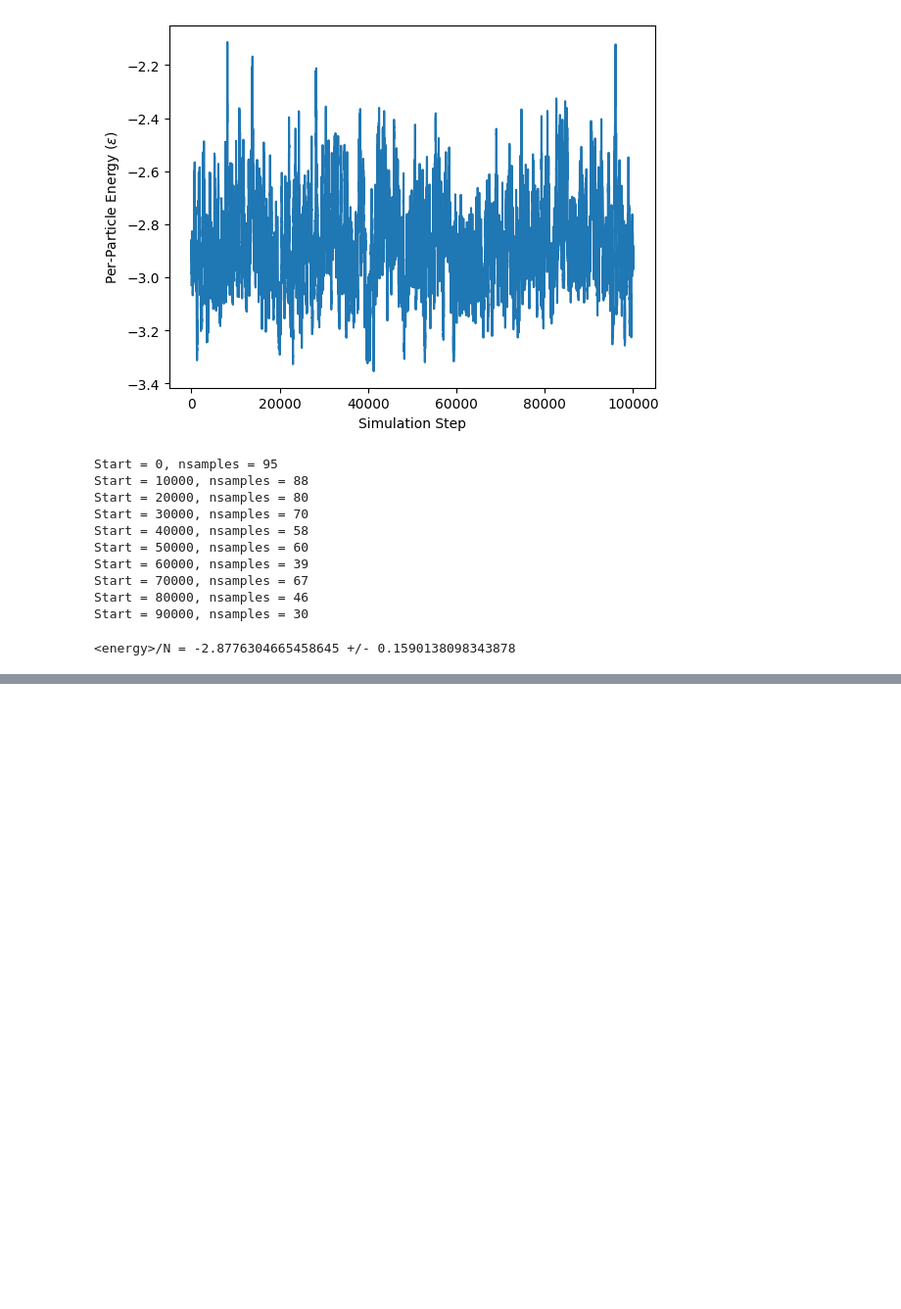
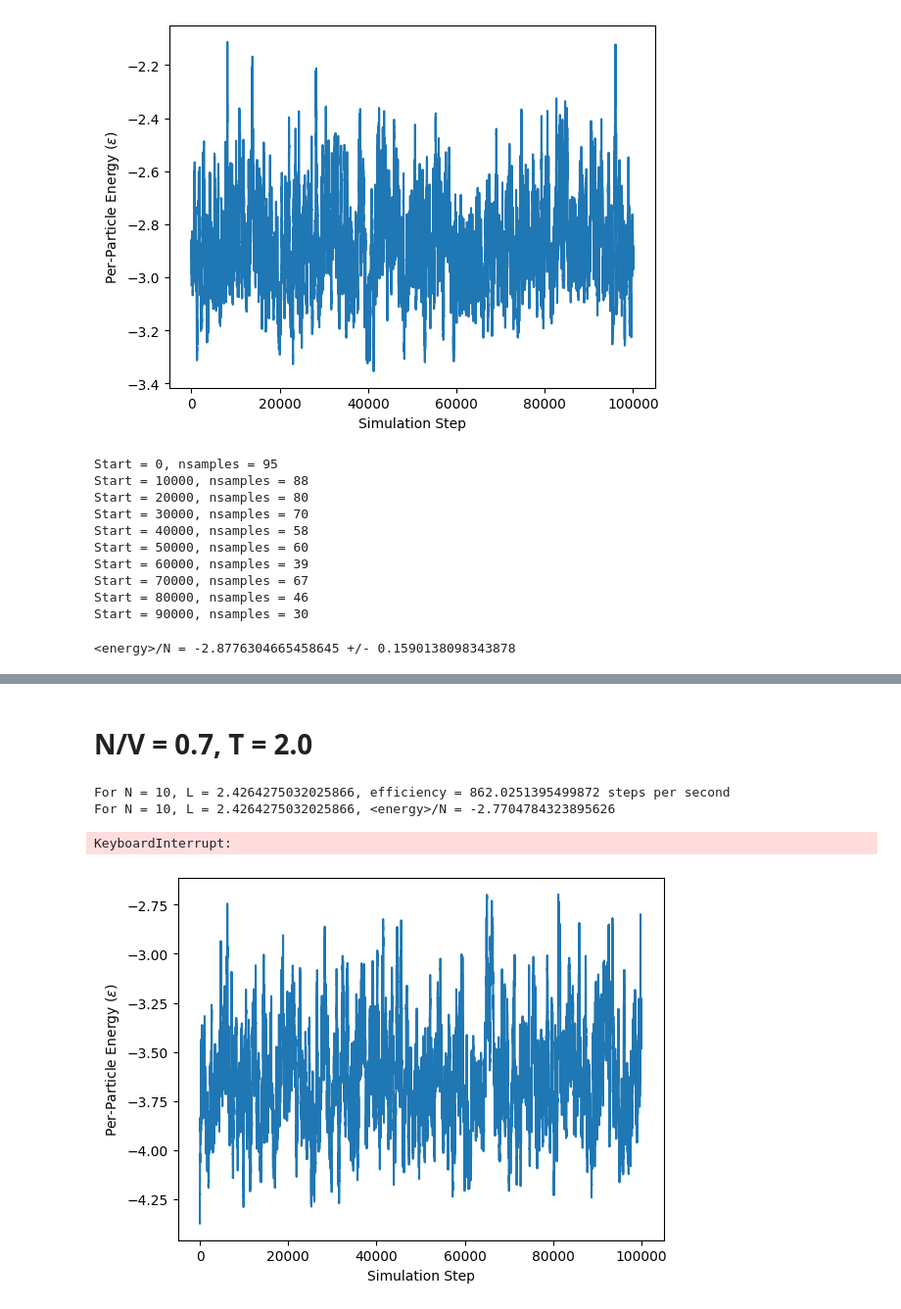
Before and after one commit to djbell01/563-DawsonBell, a Jupyter notebook: MC_Project.ipynb, the cells around one changed output, grey strips where cells are left out. Shown: that part at 98% size. Drawn from its saved outputs; the diff is of its cells as text; code cells hidden in the pictures; blank space fills up the shorter version.

```diff
--- a/MC_Project.ipynb
+++ b/MC_Project.ipynb
@@ -276,0 +315,37 @@ print(f'<energy>/N = {np.mean(independent_samples)} +/- {np.std(independent_samp
+# %% [markdown]
+# N/V = 0.7, T = 2.0
+# %%
+# Benchmarking
+import time
+
+particle_density = 0.7
+nsteps = 100
+temperature = 2.0
+N = np.arange(10,60,10)
+L = (N/particle_density)**(1/3)
+
+for i in range(len(N)):
+  d4 = Dynamics(N[i],L[i],1,nsteps,temperature)
+  t1 = time.time()
+  d4.run_dynamics()
+  t2 = time.time()
+
+  print(f'For N = {N[i]}, L = {L[i]}, efficiency = {nsteps/(t2-t1)} steps per second')
+  print(f'For N = {N[i]}, L = {L[i]}, <energy>/N = {np.mean(d4.per_particle_energies)}\n')
+
+# Anything more than 50 takes ages to run, even just for 100 steps.
+# I will opt for N = 30 here.
+# %% [output]
+For N = 10, L = 2.4264275032025866, efficiency = 862.0251395499872 steps per second
+For N = 10, L = 2.4264275032025866, <energy>/N = -2.7704784323895626
+KeyboardInterrupt:
+# %%
+particle_density = 0.7
+N = 30
+L = (N/particle_density)**(1/3)
+
+d3 = Dynamics(N,L,1,100000,2.0)
+d3.run_dynamics()
+d3.plot_energy()
+# %% [output]
+[figure, added]
```
Also changed, not shown: parts of 4 cells of this notebook.
